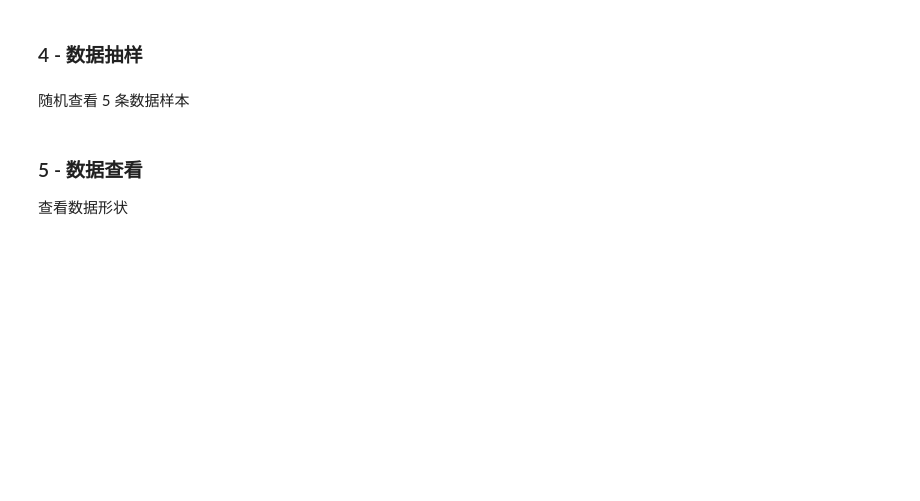
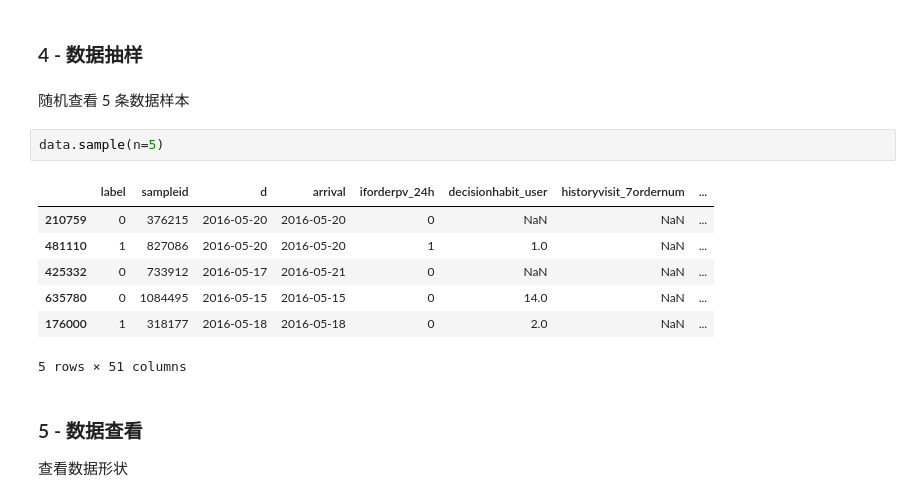
Before and after one commit to zhuzhuruan/Python_Learning, a Jupyter notebook: 4_[Pandas进阶修炼300题] 答案版/实战｜客户流失分析/「客户流失分析」案例实战.ipynb, the cells around one changed output. Saved outputs shown, nothing was run; the diff lists cells and outputs as text; blank space fills up the shorter version.

```diff
--- a/4_[Pandas进阶修炼300题] 答案版/实战｜客户流失分析/「客户流失分析」案例实战.ipynb
+++ b/4_[Pandas进阶修炼300题] 答案版/实战｜客户流失分析/「客户流失分析」案例实战.ipynb
@@ -128,6 +150,16 @@ plt.rcParams['axes.unicode_minus']=False
 ### 4 - 数据抽样
 # %% [markdown]
 随机查看 5 条数据样本
+# %%
+data.sample(n=5)
+# %% [output]
+|  | label | sampleid | d | arrival | iforderpv_24h | decisionhabit_user | historyvisit_7ordernum | ... |
+| 210759 | 0 | 376215 | 2016-05-20 | 2016-05-20 | 0 | NaN | NaN | ... |
+| 481110 | 1 | 827086 | 2016-05-20 | 2016-05-20 | 1 | 1.0 | NaN | ... |
+| 425332 | 0 | 733912 | 2016-05-17 | 2016-05-21 | 0 | NaN | NaN | ... |
+| 635780 | 0 | 1084495 | 2016-05-15 | 2016-05-15 | 0 | 14.0 | NaN | ... |
+| 176000 | 1 | 318177 | 2016-05-18 | 2016-05-18 | 0 | 2.0 | NaN | ... |
+5 rows × 51 columns
 # %% [markdown]
 ### 5 - 数据查看
 
```
Also changed, not shown: parts of 28 cells of this notebook, 5 other files.
